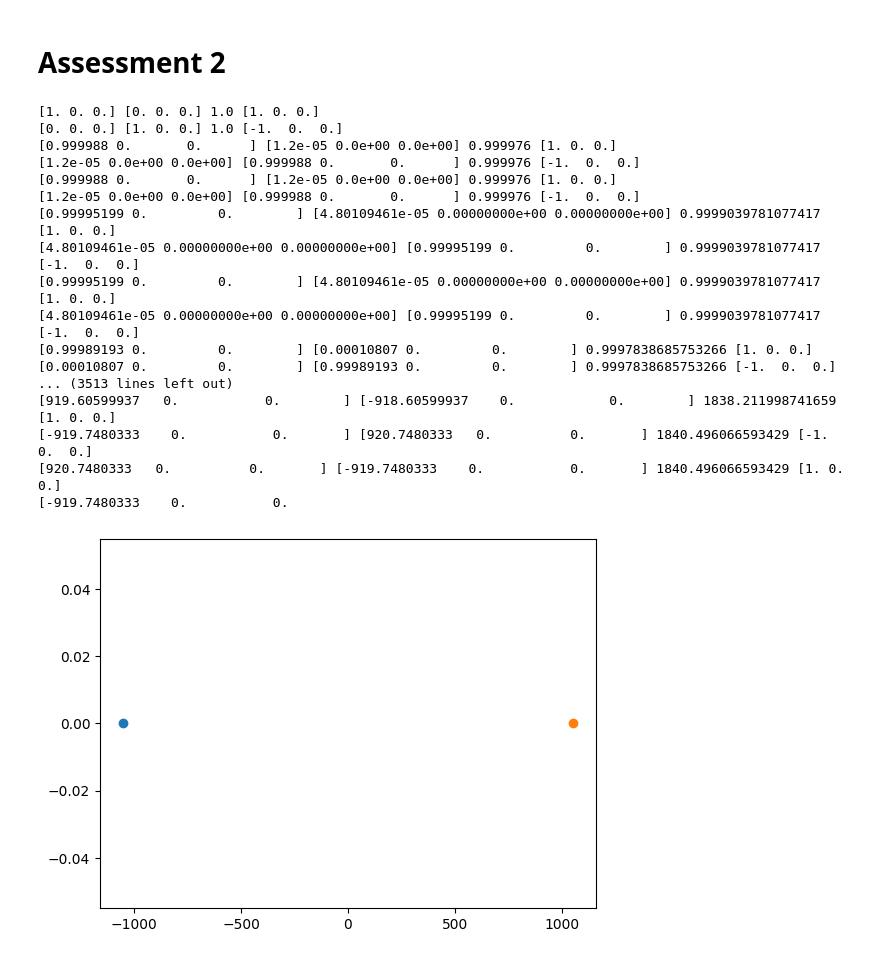
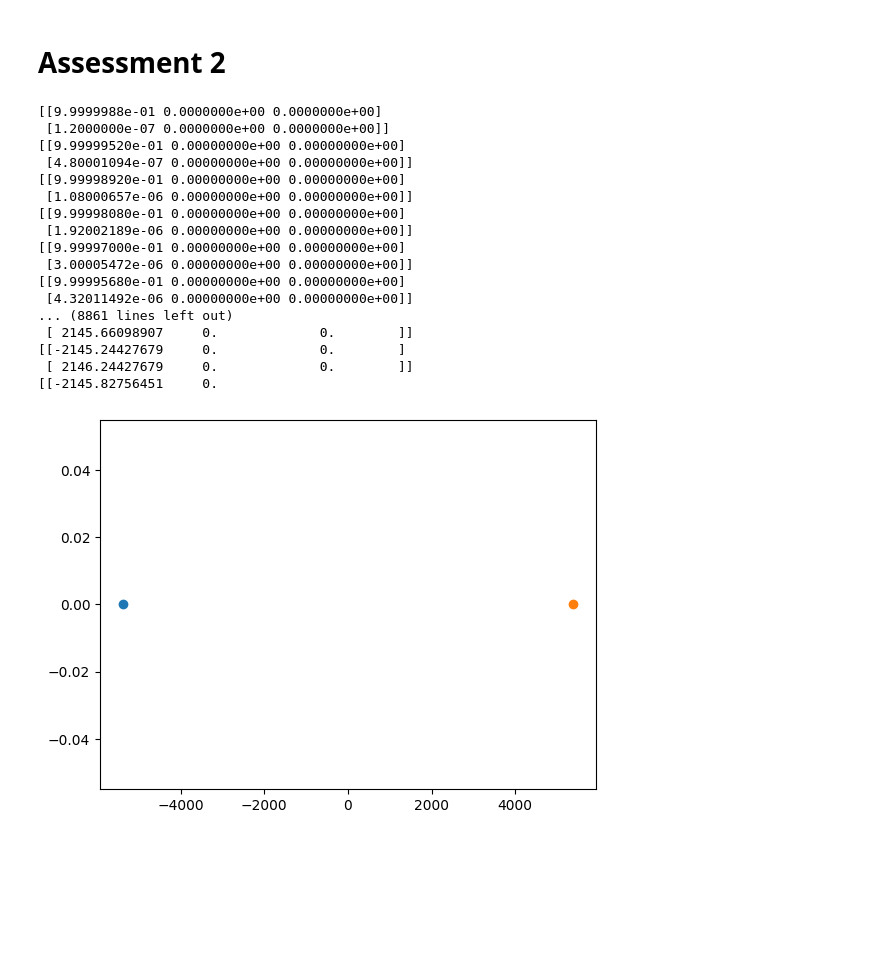
Before and after one commit to petesiharath/particle_simulation, a Jupyter notebook: nbody.ipynb, the cells around one changed output. Cells and saved outputs as stored; diff of their text form; code cells hidden in the pictures; blank space fills up the shorter version.

```diff
--- a/nbody.ipynb
+++ b/nbody.ipynb
@@ -24,8 +24,8 @@ vel = np.zeros((N, 3))
 
 acc = np.zeros((N, 3))
 
-dt = 0.001
-timesteps = 1000
+dt = 0.0001
+timesteps = 10000
 
 stored_pos = []
 
@@ -33,55 +33,55 @@ stored_pos = []
 def calculate_force(pos_p, pos_j):
     r = np.linalg.norm(pos_p - pos_j)
     r_hat = (pos_p - pos_j) / r
-    print(pos_p, pos_j, r, r_hat)
+    #print(pos_p, pos_j, r, r_hat)
     return force_coefficient(r) * r_hat
 
 
 def calculate_acceleration(pos_p, p):
     acc = np.zeros(3)
     for j in range(N):
         if p != j:
             acc += calculate_force(pos_p, pos[j])
             #print(calculate_force(pos_p, pos[j]))
     return acc
 
 
 for t in range(timesteps):
     for p in range(N):
         acc[p] = calculate_acceleration(pos[p], p)
         #print(acc[p])
     vel += acc * dt * 0.5
     pos += vel * dt
     for p in range(N):
         acc[p] = calculate_acceleration(pos[p], p)
         #print(acc[p])
     vel += acc * dt * 0.5
     #print(vel)
-    #print(pos)
+    print(pos)
     for p in range(N):
         stored_pos.append(pos[p])
 
 
 #print(stored_pos)
 fig, ax = plt.subplots()
 for i in range(N):
     ax.plot(stored_pos[i][0], stored_pos[i][1], 'o')
 # %% [output]
-[1. 0. 0.] [0. 0. 0.] 1.0 [1. 0. 0.]
-[0. 0. 0.] [1. 0. 0.] 1.0 [-1.  0.  0.]
-[0.999988 0.       0.      ] [1.2e-05 0.0e+00 0.0e+00] 0.999976 [1. 0. 0.]
-[1.2e-05 0.0e+00 0.0e+00] [0.999988 0.       0.      ] 0.999976 [-1.  0.  0.]
-[0.999988 0.       0.      ] [1.2e-05 0.0e+00 0.0e+00] 0.999976 [1. 0. 0.]
-[1.2e-05 0.0e+00 0.0e+00] [0.999988 0.       0.      ] 0.999976 [-1.  0.  0.]
-[0.99995199 0.         0.        ] [4.80109461e-05 0.00000000e+00 0.00000000e+00] 0.9999039781077417 [1. 0. 0.]
-[4.80109461e-05 0.00000000e+00 0.00000000e+00] [0.99995199 0.         0.        ] 0.9999039781077417 [-1.  0.  0.]
-[0.99995199 0.         0.        ] [4.80109461e-05 0.00000000e+00 0.00000000e+00] 0.9999039781077417 [1. 0. 0.]
-[4.80109461e-05 0.00000000e+00 0.00000000e+00] [0.99995199 0.         0.        ] 0.9999039781077417 [-1.  0.  0.]
-[0.99989193 0.         0.        ] [0.00010807 0.         0.        ] 0.9997838685753266 [1. 0. 0.]
-[0.00010807 0.         0.        ] [0.99989193 0.         0.        ] 0.9997838685753266 [-1.  0.  0.]
-... (3513 lines left out)
-[919.60599937   0.           0.        ] [-918.60599937    0.            0.        ] 1838.211998741659 [1. 0. 0.]
-[-919.7480333    0.           0.       ] [920.7480333   0.          0.       ] 1840.496066593429 [-1.  0.  0.]
-[920.7480333   0.          0.       ] [-919.7480333    0.           0.       ] 1840.496066593429 [1. 0. 0.]
-[-919.7480333    0.           0.
+[[9.9999988e-01 0.0000000e+00 0.0000000e+00]
+ [1.2000000e-07 0.0000000e+00 0.0000000e+00]]
+[[9.99999520e-01 0.00000000e+00 0.00000000e+00]
+ [4.80001094e-07 0.00000000e+00 0.00000000e+00]]
+[[9.99998920e-01 0.00000000e+00 0.00000000e+00]
+ [1.08000657e-06 0.00000000e+00 0.00000000e+00]]
+[[9.99998080e-01 0.00000000e+00 0.00000000e+00]
+ [1.92002189e-06 0.00000000e+00 0.00000000e+00]]
+[[9.99997000e-01 0.00000000e+00 0.00000000e+00]
+ [3.00005472e-06 0.00000000e+00 0.00000000e+00]]
+[[9.99995680e-01 0.00000000e+00 0.00000000e+00]
+ [4.32011492e-06 0.00000000e+00 0.00000000e+00]]
+... (8861 lines left out)
+ [ 2145.66098907     0.             0.        ]]
+[[-2145.24427679     0.             0.        ]
+ [ 2146.24427679     0.             0.        ]]
+[[-2145.82756451     0.
-[figure, old version]
+[figure, new version]
```
